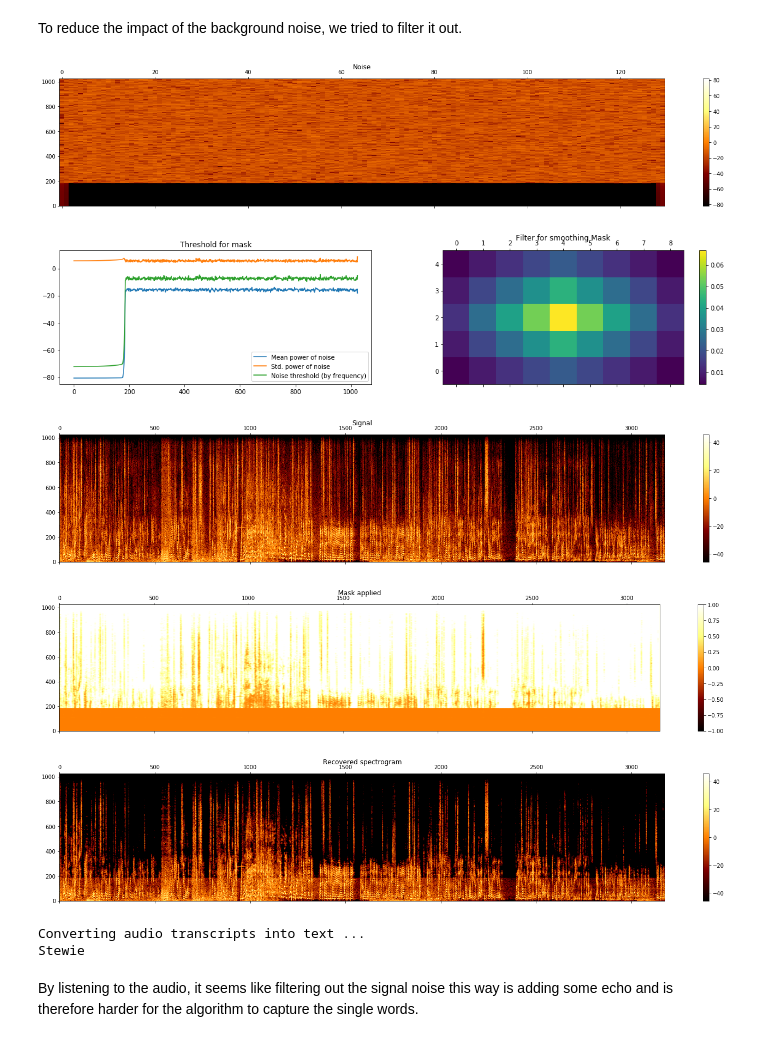
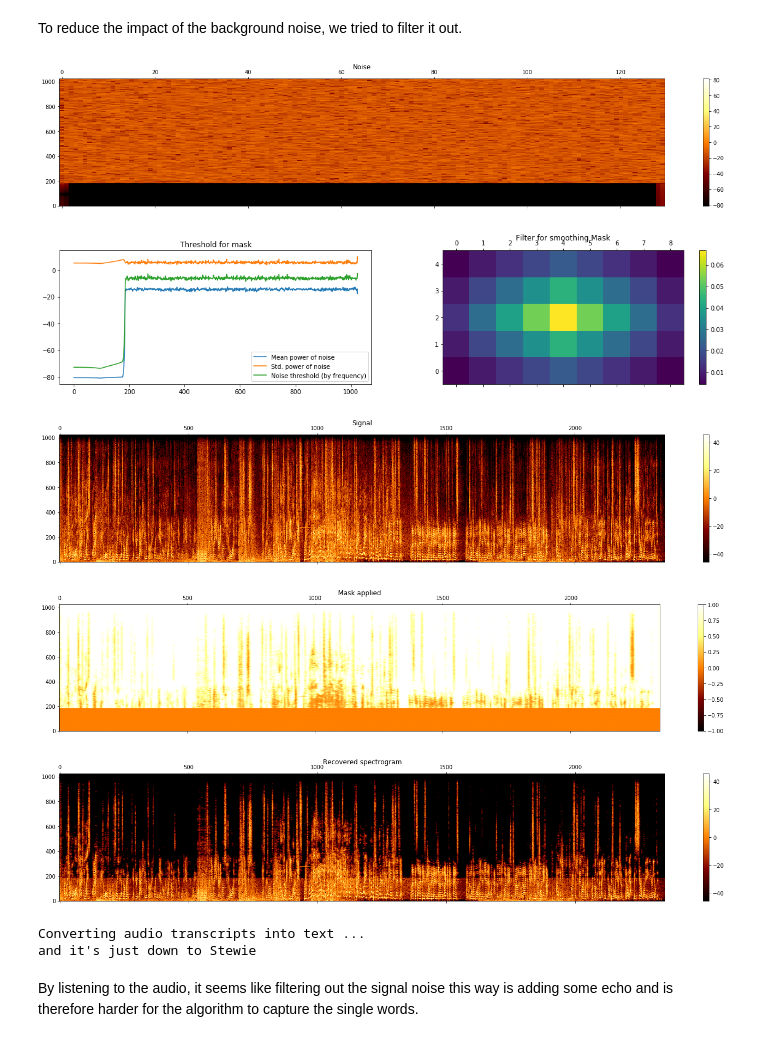
Before and after one commit to Shipra0312/CS4065_MMSR, a Jupyter notebook: analysis/speech_frequency.ipynb, the cells around one changed output. Cells and saved outputs as stored; diff of their text form; code cells hidden in the pictures.

```diff
--- a/analysis/speech_frequency.ipynb
+++ b/analysis/speech_frequency.ipynb
@@ -95,36 +95,32 @@ It can be easily observed that the result has not changed too much from the prev
 To reduce the impact of the background noise, we tried to filter it out.
 # %%
 from math import floor
-myaudio_data, audio_rate = librosa.load('experiments_data/trimmed_audio.wav')
+myaudio_data, audio_rate = librosa.load('./experiments_data/trimmed_audio.wav')
 
 sample_data = myaudio_data
-
-#mynoise_data, noise_rate = librosa.load('cheering1.wav')
-#noise_data = mynoise_data
 
 noise_len = 3 # seconds
 noise = band_limited_noise(min_freq=2000, max_freq = 12000, samples=len(sample_data), samplerate=audio_rate)*10
 noise_clip = noise[:audio_rate*noise_len]
 
 audio_clip_band_limited = sample_data+noise
 
-#noise_data = noise_data[:floor((audio_rate/50)*noise_len)]
-
-#noise_reduced = nr.reduce_noise(audio_clip=sample_data, noise_clip=noise_data, prop_decrease=1.0, verbose=True)
-
 noise_reduced = nr.reduce_noise(audio_clip=sample_data, noise_clip=noise_clip, prop_decrease=1.0, verbose=True)
 
-sf.write('experiments_data/no_cheers.wav', noise_reduced, audio_rate)
+sf.write('./experiments_data/no_noise.wav', noise_reduced, audio_rate)
 # %% [output]
-[figure, old version]
+[figure, new version]
 [figure]
-[figure, old version]
+[figure, new version]
-[figure, old version]
+[figure, new version]
-[figure, old version]
+[figure, new version]
-# %%
-retrieve_text('experiments_data/no_cheers.wav')
-# %% [output]
-Converting audio transcripts into text ...
-Stewie
+# %%
+# Note: if this doesn't work, it probably means that something went wrong in the previous step (filtering noise out)
+#       run that part again and it should work, we have not been able to understand what goes wrong in the process
+
+retrieve_text('./experiments_data/no_noise.wav')
+# %% [output]
+Converting audio transcripts into text ...
+and it's just down to Stewie
 # %% [markdown]
 By listening to the audio, it seems like filtering out the signal noise this way is adding some echo and is therefore harder for the algorithm to capture the single words.
```
Also changed, not shown: parts of 2 cells of this notebook.
